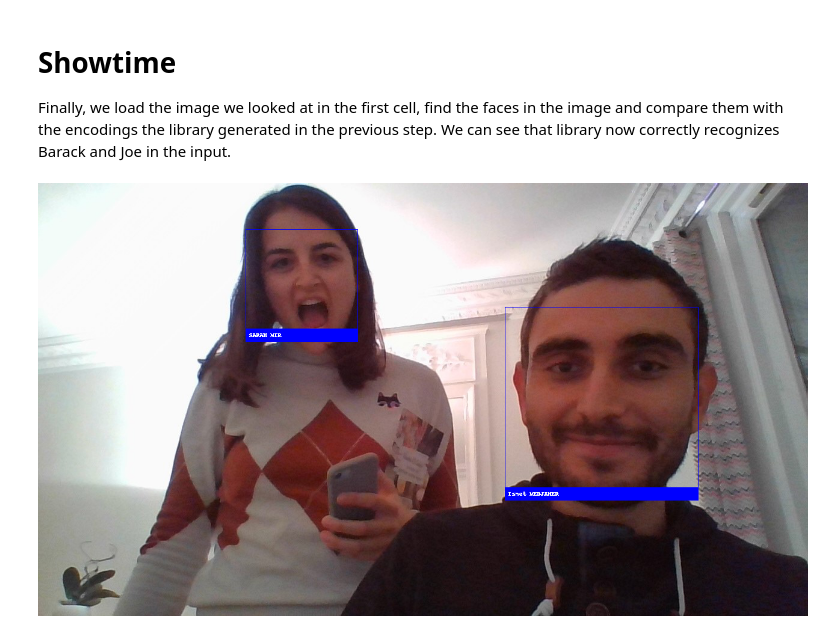
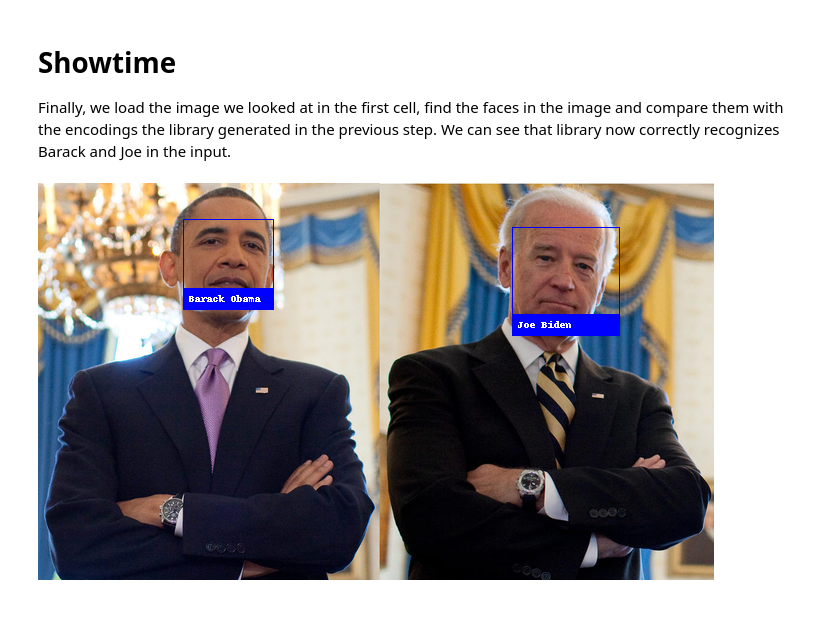
Before and after one commit to ismet29/Face_Recognition, a Jupyter notebook: example.ipynb, the cells around one changed output. Saved outputs shown, nothing was run; the diff lists cells and outputs as text; code cells hidden in the pictures; blank space fills up the shorter version.

```diff
--- a/example.ipynb
+++ b/example.ipynb
@@ -30,26 +30,14 @@ obama_face_encoding = face_recognition.face_encodings(obama_image)[0]
 biden_image = face_recognition.load_image_file("biden.jpg")
 biden_face_encoding = face_recognition.face_encodings(biden_image)[0]
 
-# Load a second sample picture and learn how to recognize it.
-ismet_image = face_recognition.load_image_file("Person.jpg")
-ismet_face_encoding = face_recognition.face_encodings(ismet_image)[0]
-
-# Load a second sample picture and learn how to recognize it.
-sarah_image = face_recognition.load_image_file("Sarah.jpg")
-sarah_face_encoding = face_recognition.face_encodings(sarah_image)[0]
-
 # Create arrays of known face encodings and their names
 known_face_encodings = [
     obama_face_encoding,
     biden_face_encoding,
-    ismet_face_encoding,
-    sarah_face_encoding
 ]
 known_face_names = [
     "Barack Obama",
-    "Joe Biden",
-    "Ismet MEDJAHER",
-    "SARAH MIR"
+    "Joe Biden"
 
 
 ]
@@ -61,7 +49,7 @@ Learned encoding for 4 images.
 Finally, we load the image we looked at in the first cell, find the faces in the image and compare them with the encodings the library generated in the previous step. We can see that library now correctly recognizes Barack and Joe in the input.
 # %%
 # Load an image with an unknown face
-unknown_image = face_recognition.load_image_file("GUESS2.jpg")
+unknown_image = face_recognition.load_image_file("two_people.jpg")
 
 # Find all the faces and face encodings in the unknown image
 face_locations = face_recognition.face_locations(unknown_image)
@@ -74,31 +62,31 @@ pil_image = Image.fromarray(unknown_image)
 draw = ImageDraw.Draw(pil_image)
 
 # Loop through each face found in the unknown image
 for (top, right, bottom, left), face_encoding in zip(face_locations, face_encodings):
     # See if the face is a match for the known face(s)
     matches = face_recognition.compare_faces(known_face_encodings, face_encoding)
 
     name = "Unknown"
 
     # Or instead, use the known face with the smallest distance to the new face
     face_distances = face_recognition.face_distance(known_face_encodings, face_encoding)
     best_match_index = np.argmin(face_distances)
     if matches[best_match_index]:
         name = known_face_names[best_match_index]
 
     # Draw a box around the face using the Pillow module
     draw.rectangle(((left, top), (right, bottom)), outline=(0, 0, 255))
 
     # Draw a label with a name below the face
     text_width, text_height = draw.textsize(name)
     draw.rectangle(((left, bottom - text_height - 10), (right, bottom)), fill=(0, 0, 255), outline=(0, 0, 255))
     draw.text((left + 6, bottom - text_height - 5), name, fill=(255, 255, 255, 255))
 
 
 # Remove the drawing library from memory as per the Pillow docs
 del draw
 
 # Display the resulting image
 display(pil_image)
 # %% [output]
-[figure, old version]
+[figure, new version]
```
Also changed, not shown: parts of 1 cell of this notebook, 1 other file.
